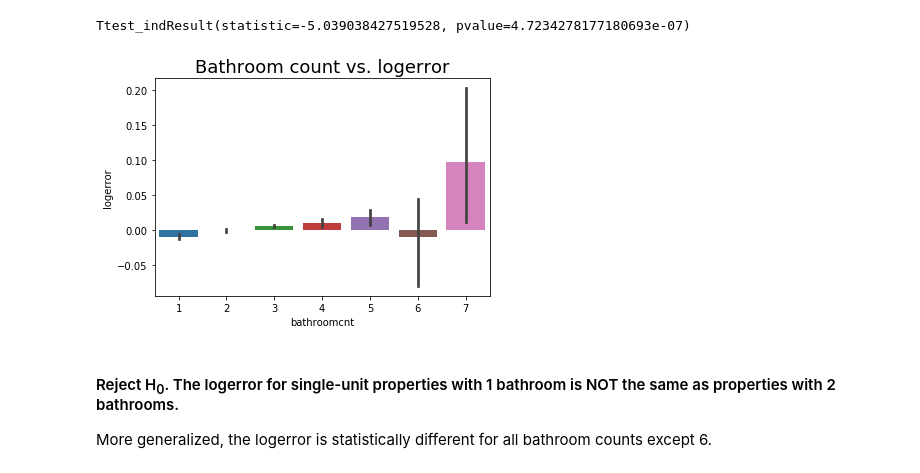
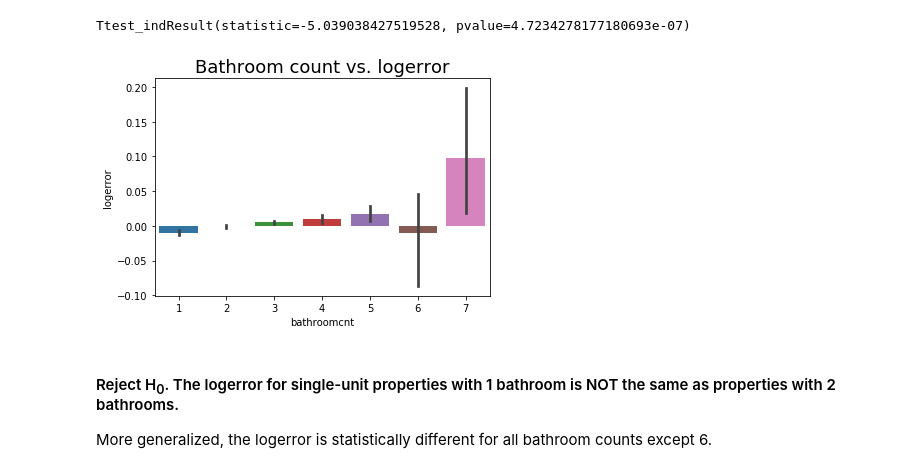
Before and after one commit to Osdorn-Typewriter-Repair/osdorn_project, a Jupyter notebook: osdorn_project_sean.ipynb, the cells around one changed output. Drawn from its saved outputs; the diff is of its cells as text; code cells hidden in the pictures.

```diff
--- a/osdorn_project_sean.ipynb
+++ b/osdorn_project_sean.ipynb
@@ -752,10 +749,10 @@ stats.ttest_ind(one_bathroom['logerror'], three_bathroom['logerror'])
 Ttest_indResult(statistic=-5.039038427519528, pvalue=4.7234278177180693e-07)
 # %%
 plt.title('Bathroom count vs. logerror', fontsize = 18)
-sns.barplot(x=X_train["bathroomcnt"], y=y_train["logerror"])
+sns.barplot(x=train["bathroomcnt"], y=train["logerror"])
 plt.show()
 # %% [output]
-[figure, old version]
+[figure, new version]
 # %% [markdown]
 #### Reject H<sub>0</sub>. The logerror for single-unit properties with 1 bathroom is NOT the same as properties with 2 bathrooms.
 
```
Also changed, not shown: parts of 62 cells of this notebook.
